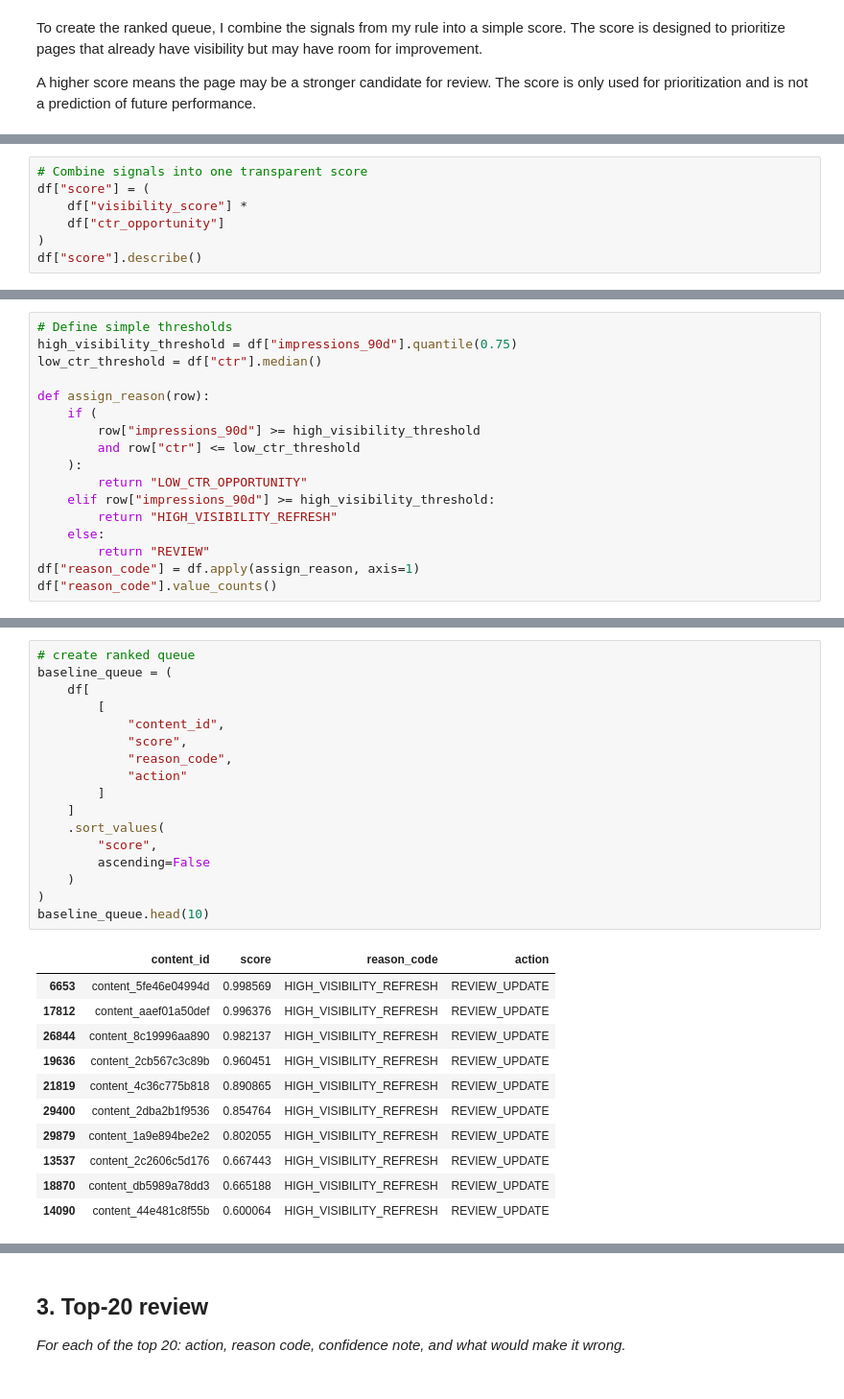
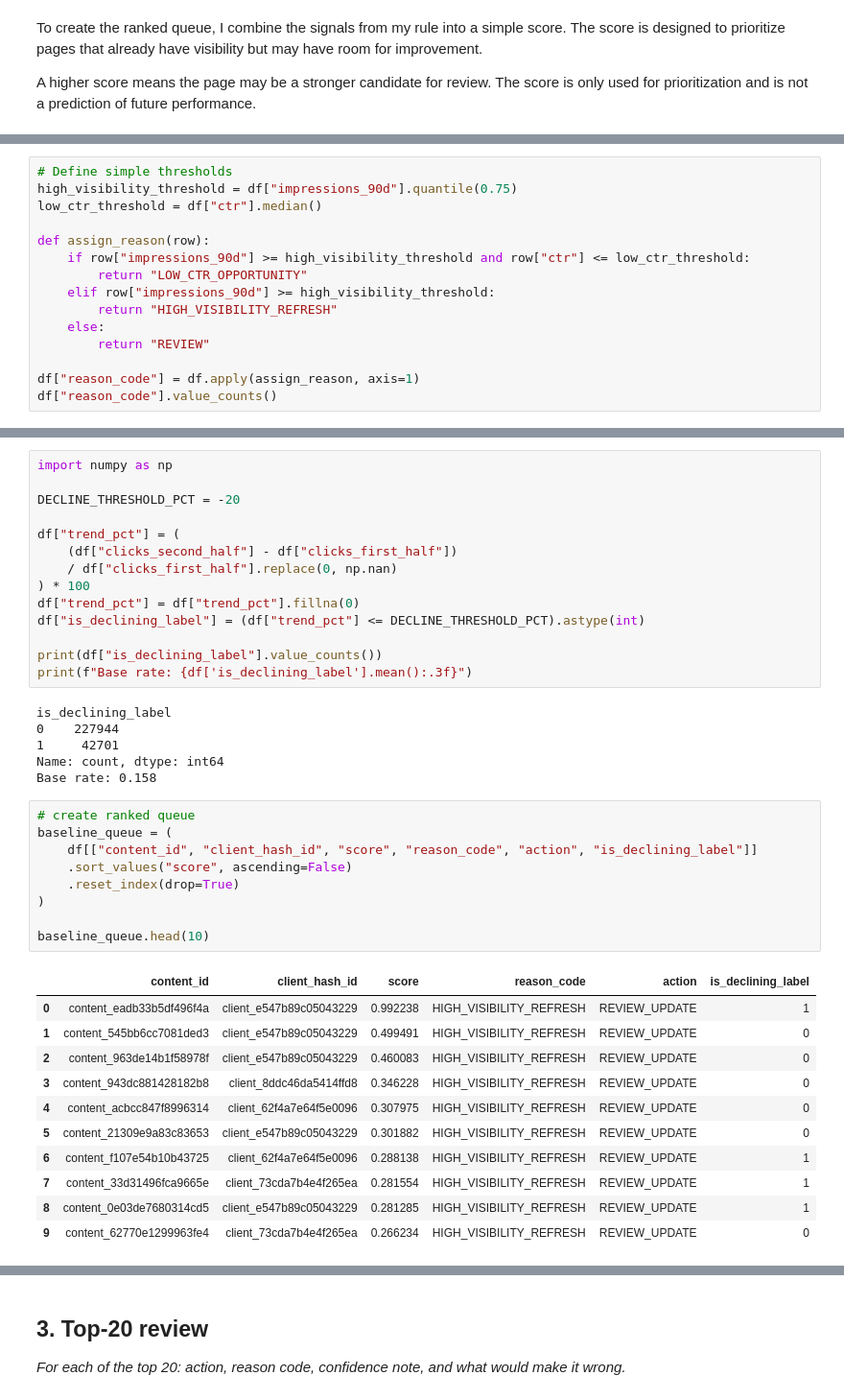
Before and after one commit to DataFriend101/Machine_Learning, a Jupyter notebook: work/notebooks/w04_baseline_score.ipynb, the cells around one changed output, grey strips where cells are left out. Shown at 96% size. Saved outputs shown, nothing was run; the diff lists cells and outputs as text.

```diff
--- a/work/notebooks/w04_baseline_score.ipynb
+++ b/work/notebooks/w04_baseline_score.ipynb
@@ -117,7 +180,0 @@ df[[
-# %%
-# Combine signals into one transparent score
-df["score"] = (
-    df["visibility_score"] *
-    df["ctr_opportunity"]
-)
-df["score"].describe()
@@ -138,15 +184,13 @@ high_visibility_threshold = df["impressions_90d"].quantile(0.75)
 low_ctr_threshold = df["ctr"].median()
 
 def assign_reason(row):
-    if (
-        row["impressions_90d"] >= high_visibility_threshold
-        and row["ctr"] <= low_ctr_threshold
-    ):
+    if row["impressions_90d"] >= high_visibility_threshold and row["ctr"] <= low_ctr_threshold:
         return "LOW_CTR_OPPORTUNITY"
     elif row["impressions_90d"] >= high_visibility_threshold:
         return "HIGH_VISIBILITY_REFRESH"
     else:
         return "REVIEW"
+
 df["reason_code"] = df.apply(assign_reason, axis=1)
 df["reason_code"].value_counts()
 # %% [output]
@@ -177,30 +219,42 @@ df["action"].value_counts()
 dtype: int64
+# %%
+import numpy as np
+
+DECLINE_THRESHOLD_PCT = -20
+
+df["trend_pct"] = (
+    (df["clicks_second_half"] - df["clicks_first_half"])
+    / df["clicks_first_half"].replace(0, np.nan)
+) * 100
+df["trend_pct"] = df["trend_pct"].fillna(0)
+df["is_declining_label"] = (df["trend_pct"] <= DECLINE_THRESHOLD_PCT).astype(int)
+
+print(df["is_declining_label"].value_counts())
+print(f"Base rate: {df['is_declining_label'].mean():.3f}")
+# %% [output]
+is_declining_label
+0    227944
+1     42701
+Name: count, dtype: int64
+Base rate: 0.158
 # %%
 # create ranked queue
 baseline_queue = (
-    df[
-        [
-            "content_id",
-            "score",
-            "reason_code",
-            "action"
-        ]
-    ]
-    .sort_values(
-        "score",
-        ascending=False
-    )
+    df[["content_id", "client_hash_id", "score", "reason_code", "action", "is_declining_label"]]
+    .sort_values("score", ascending=False)
+    .reset_index(drop=True)
 )
+
 baseline_queue.head(10)
 # %% [output]
-|  | content_id | score | reason_code | action |
-| 6653 | content_5fe46e04994d | 0.998569 | HIGH_VISIBILITY_REFRESH | REVIEW_UPDATE |
-| 17812 | content_aaef01a50def | 0.996376 | HIGH_VISIBILITY_REFRESH | REVIEW_UPDATE |
-| 26844 | content_8c19996aa890 | 0.982137 | HIGH_VISIBILITY_REFRESH | REVIEW_UPDATE |
-| 19636 | content_2cb567c3c89b | 0.960451 | HIGH_VISIBILITY_REFRESH | REVIEW_UPDATE |
-| 21819 | content_4c36c775b818 | 0.890865 | HIGH_VISIBILITY_REFRESH | REVIEW_UPDATE |
-| 29400 | content_2dba2b1f9536 | 0.854764 | HIGH_VISIBILITY_REFRESH | REVIEW_UPDATE |
-| 29879 | content_1a9e894be2e2 | 0.802055 | HIGH_VISIBILITY_REFRESH | REVIEW_UPDATE |
-| 13537 | content_2c2606c5d176 | 0.667443 | HIGH_VISIBILITY_REFRESH | REVIEW_UPDATE |
-| 18870 | content_db5989a78dd3 | 0.665188 | HIGH_VISIBILITY_REFRESH | REVIEW_UPDATE |
-| 14090 | content_44e481c8f55b | 0.600064 | HIGH_VISIBILITY_REFRESH | REVIEW_UPDATE |
+|  | content_id | client_hash_id | score | reason_code | action | is_declining_label |
+| 0 | content_eadb33b5df496f4a | client_e547b89c05043229 | 0.992238 | HIGH_VISIBILITY_REFRESH | REVIEW_UPDATE | 1 |
+| 1 | content_545bb6cc7081ded3 | client_e547b89c05043229 | 0.499491 | HIGH_VISIBILITY_REFRESH | REVIEW_UPDATE | 0 |
+| 2 | content_963de14b1f58978f | client_e547b89c05043229 | 0.460083 | HIGH_VISIBILITY_REFRESH | REVIEW_UPDATE | 0 |
+| 3 | content_943dc881428182b8 | client_8ddc46da5414ffd8 | 0.346228 | HIGH_VISIBILITY_REFRESH | REVIEW_UPDATE | 0 |
+| 4 | content_acbcc847f8996314 | client_62f4a7e64f5e0096 | 0.307975 | HIGH_VISIBILITY_REFRESH | REVIEW_UPDATE | 0 |
+| 5 | content_21309e9a83c83653 | client_e547b89c05043229 | 0.301882 | HIGH_VISIBILITY_REFRESH | REVIEW_UPDATE | 0 |
+| 6 | content_f107e54b10b43725 | client_62f4a7e64f5e0096 | 0.288138 | HIGH_VISIBILITY_REFRESH | REVIEW_UPDATE | 1 |
+| 7 | content_33d31496fca9665e | client_73cda7b4e4f265ea | 0.281554 | HIGH_VISIBILITY_REFRESH | REVIEW_UPDATE | 1 |
+| 8 | content_0e03de7680314cd5 | client_e547b89c05043229 | 0.281285 | HIGH_VISIBILITY_REFRESH | REVIEW_UPDATE | 1 |
+| 9 | content_62770e1299963fe4 | client_73cda7b4e4f265ea | 0.266234 | HIGH_VISIBILITY_REFRESH | REVIEW_UPDATE | 0 |
```
Also changed, not shown: parts of 18 cells of this notebook.
